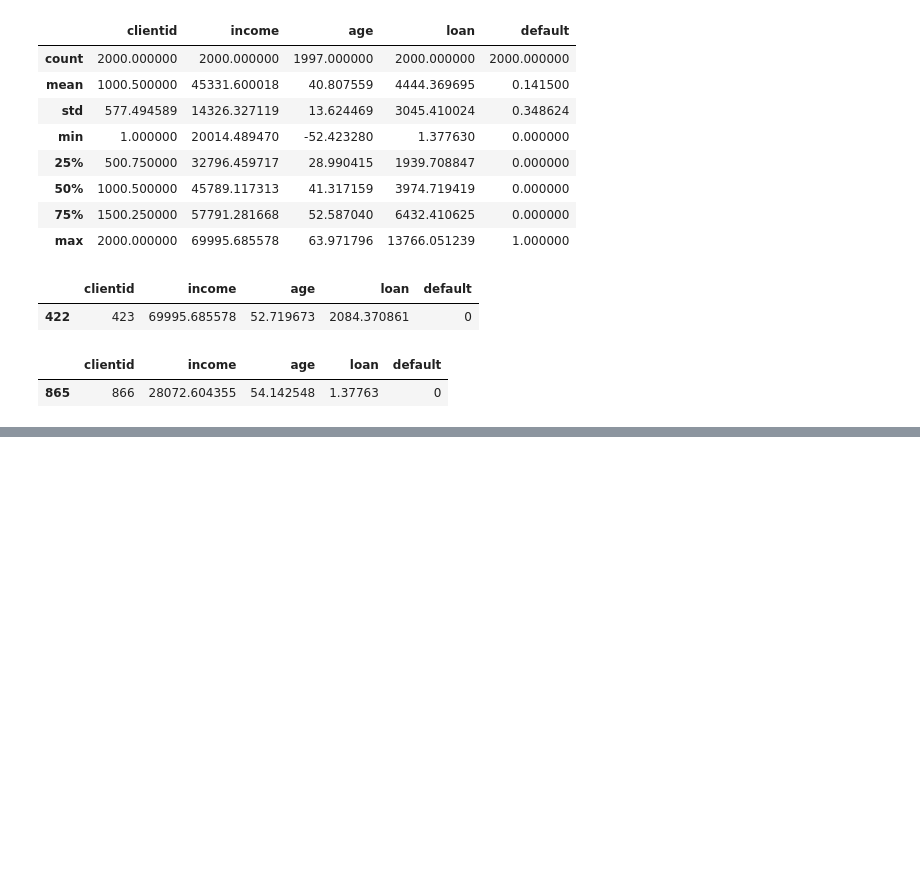
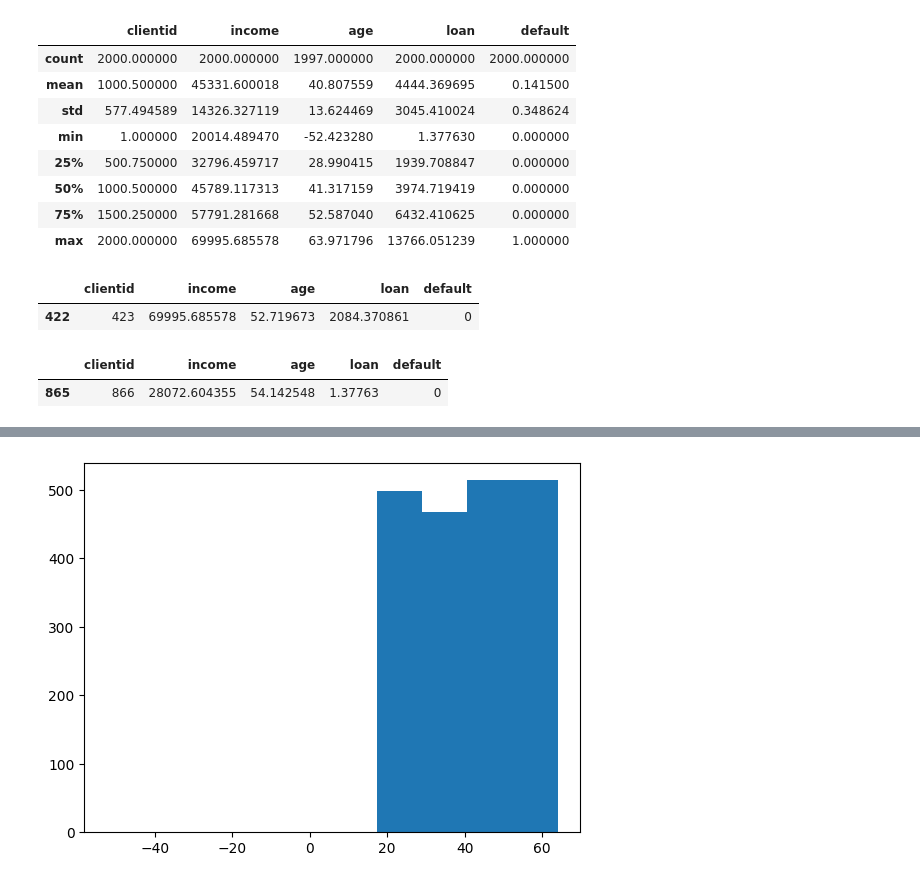
Before and after one commit to LucasBondeDeSouza/Machine-Learning-Course, a Jupyter notebook: 01-Classificação/main.ipynb, the cells around one changed output, grey strips where cells are left out. Saved outputs shown, nothing was run; the diff lists cells and outputs as text; code cells hidden in the pictures; blank space fills up the shorter version.

```diff
--- a/01-Classificação/main.ipynb
+++ b/01-Classificação/main.ipynb
@@ -72,0 +83,4 @@ base_credit[base_credit['loan'] <= 1.377630] # Verificando o cliente com a menor
+# %%
+plt.hist(x = base_credit['age']);
+# %% [output]
+[figure, added]
```
Also changed, not shown: parts of 7 cells of this notebook.
